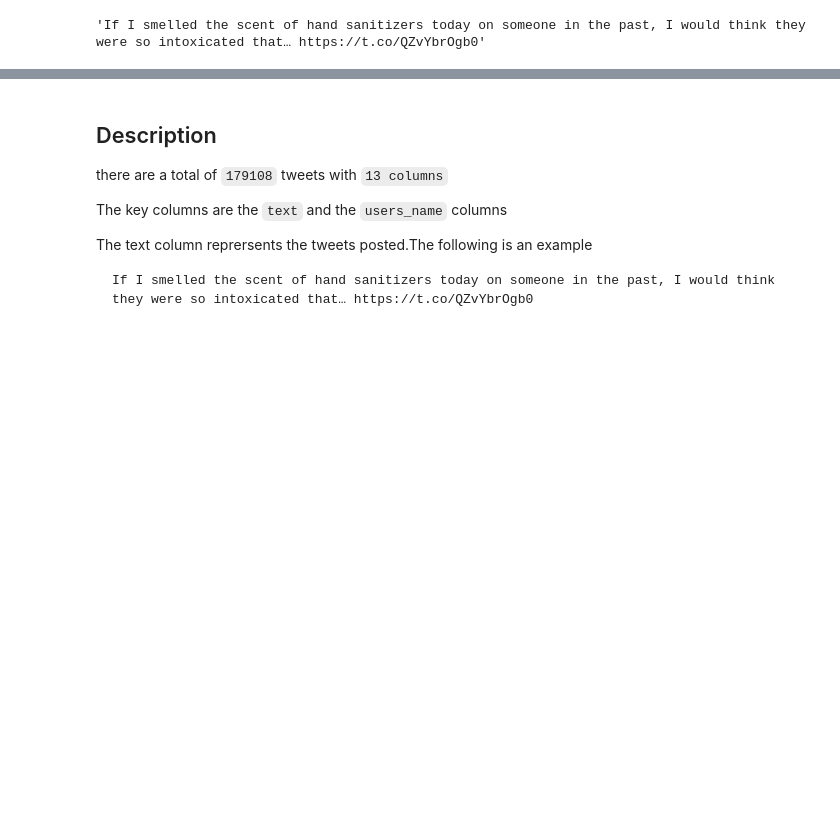
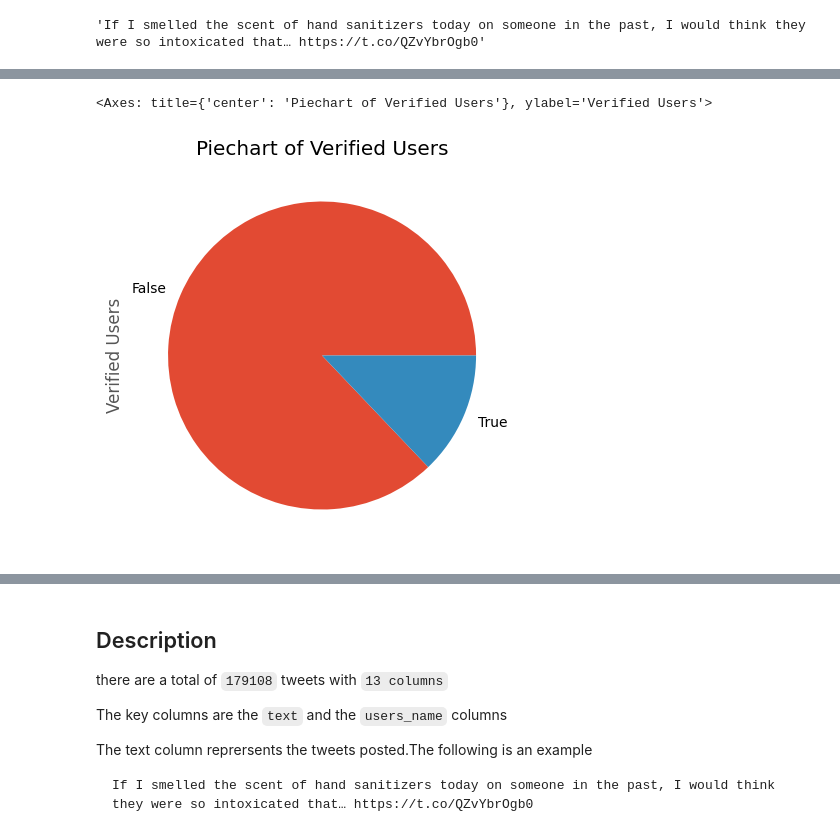
Before and after one commit to dnzambuli/Twitter_Sentiment_Analysis, a Jupyter notebook: twitter_sentiment_analysis_group_project.ipynb, the cells around one changed output, grey strips where cells are left out. Cells and saved outputs as stored; diff of their text form; code cells hidden in the pictures; blank space fills up the shorter version.

```diff
--- a/twitter_sentiment_analysis_group_project.ipynb
+++ b/twitter_sentiment_analysis_group_project.ipynb
@@ -81,0 +107,8 @@ covidData.shape
+# %%
+# posts by verified users
+
+covidData['user_verified'].value_counts().plot( kind = 'pie',title = 'Piechart of Verified Users',
+                                               figsize = (10, 5), ylabel= 'Verified Users')
+# %% [output]
+<Axes: title={'center': 'Piechart of Verified Users'}, ylabel='Verified Users'>
+[figure, added]
```
Also changed, not shown: parts of 27 cells of this notebook.
